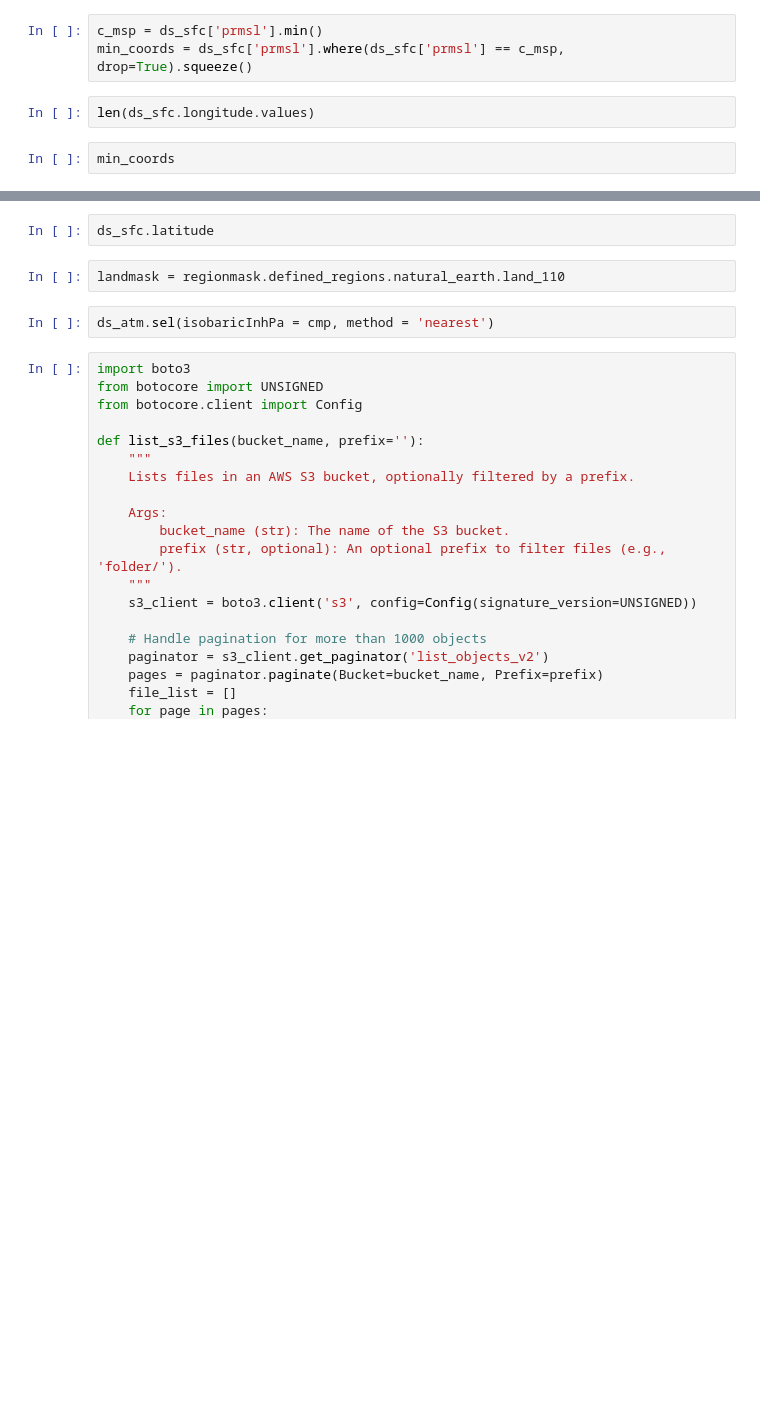
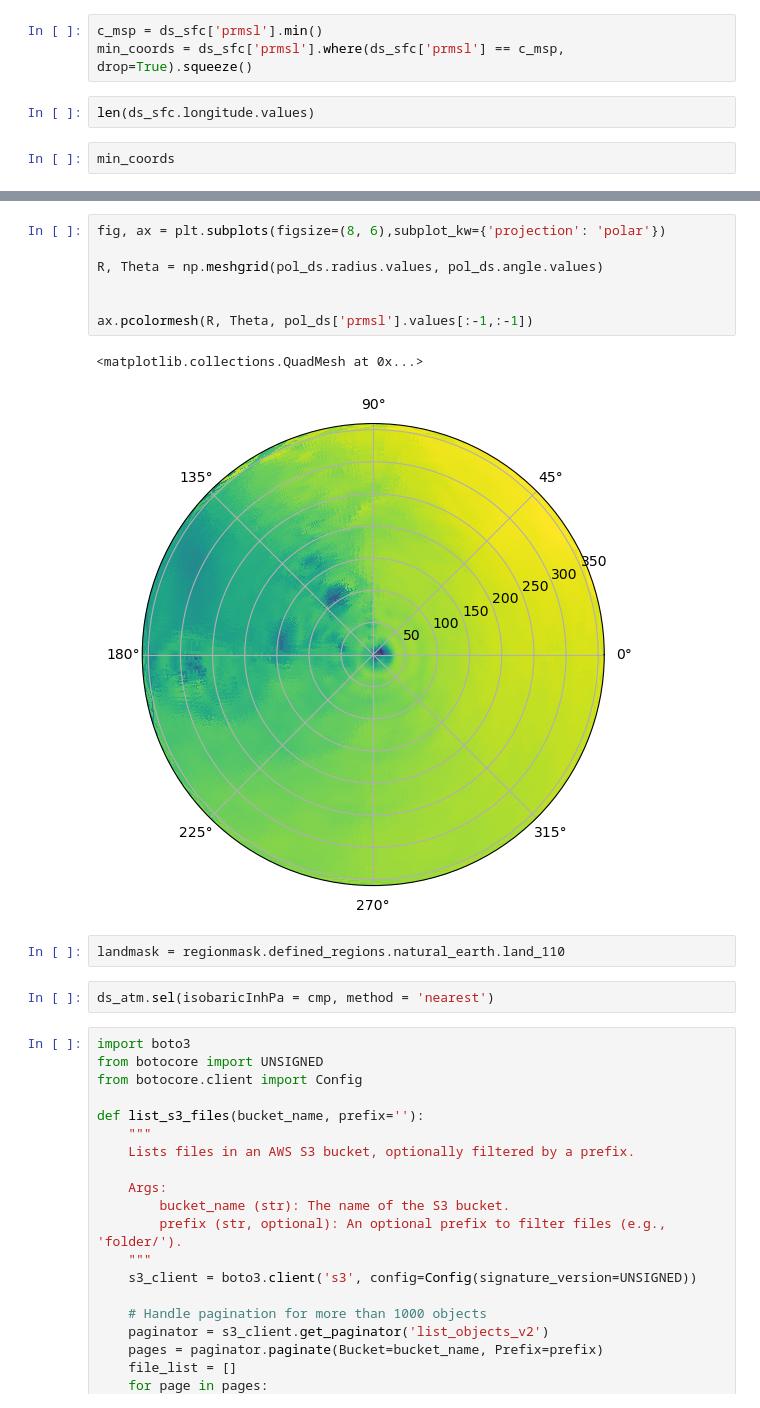
Before and after one commit to ArcticOctopi/Dimensional-Reduction-in-Tropical-Cyclones, a Jupyter notebook: scratchpad.ipynb, the cells around one changed output, grey strips where cells are left out. Drawn from its saved outputs; the diff is of its cells as text; blank space fills up the shorter version.

```diff
--- a/scratchpad.ipynb
+++ b/scratchpad.ipynb
@@ -138,5 +132,13 @@ pol_ds
 # %%
-ds_sfc.latitude
+fig, ax = plt.subplots(figsize=(8, 6),subplot_kw={'projection': 'polar'})
+
+R, Theta = np.meshgrid(pol_ds.radius.values, pol_ds.angle.values)
+
+
+ax.pcolormesh(R, Theta, pol_ds['prmsl'].values[:-1,:-1])
+# %% [output]
+<matplotlib.collections.QuadMesh at 0x...>
+[figure, added]
 # %%
 landmask = regionmask.defined_regions.natural_earth.land_110
 # %%
```
Also changed, not shown: parts of 6 cells of this notebook.
